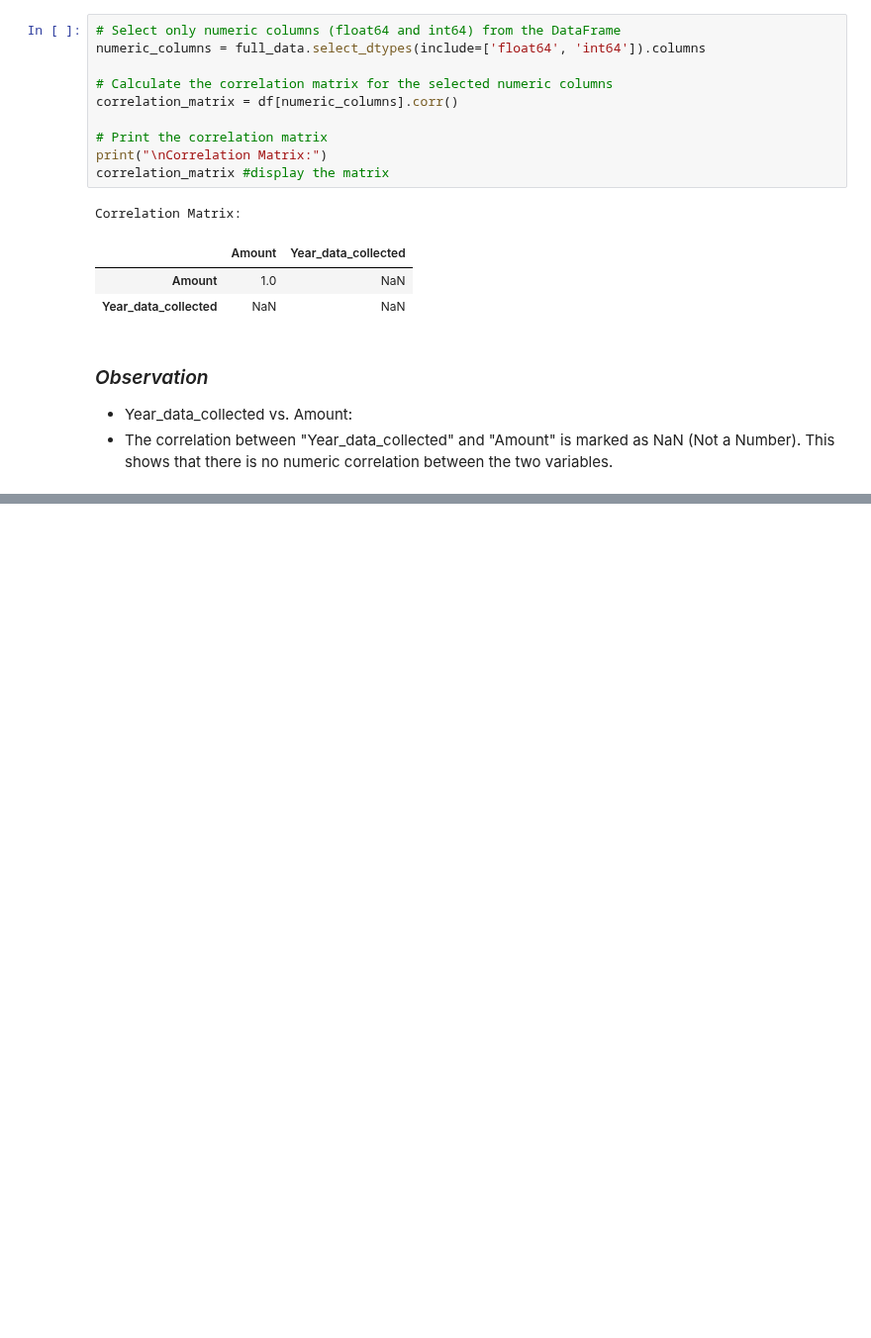
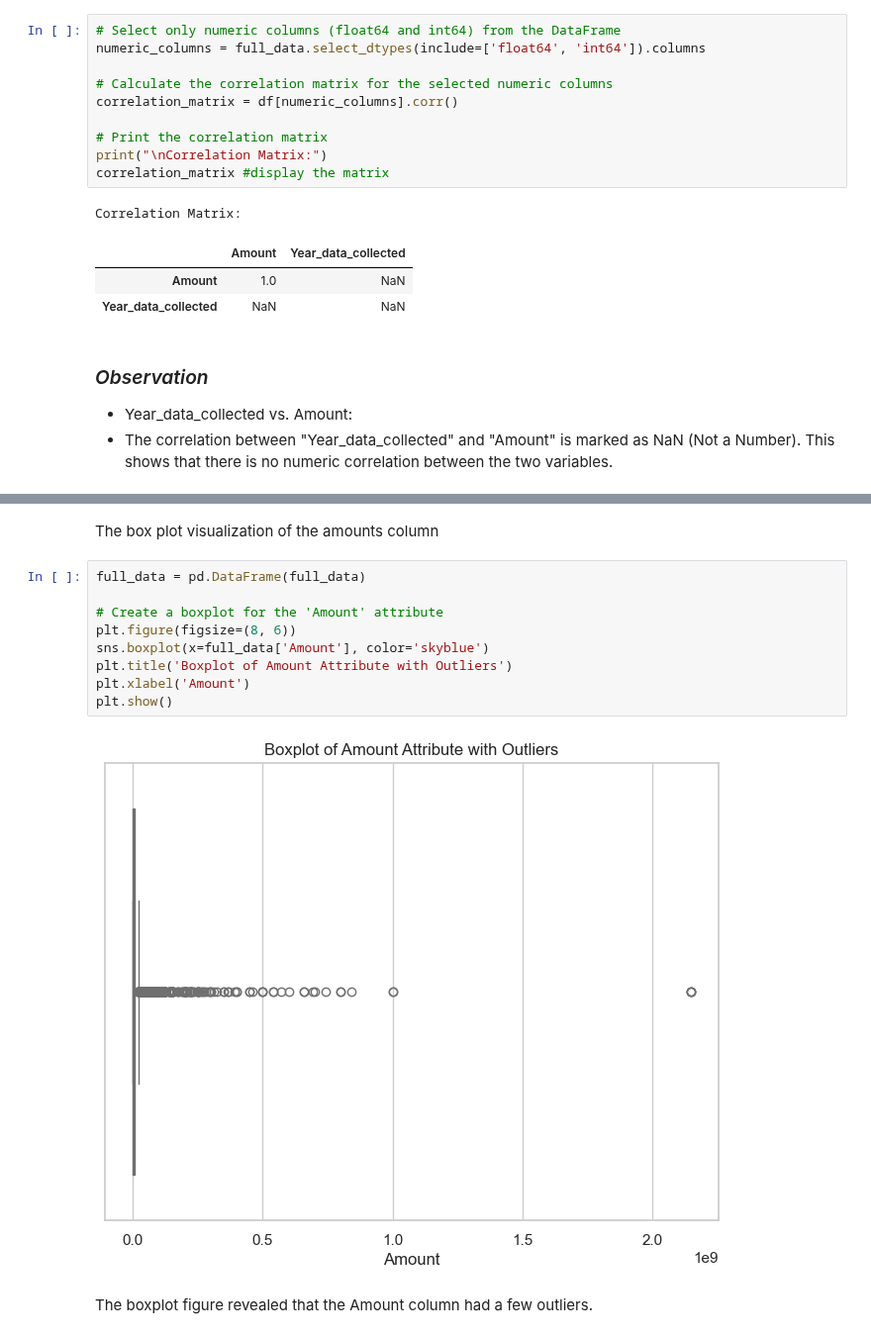
Before and after one commit to GeGe-K/Startup-Ecosystem, a Jupyter notebook: jupyter.ipynb, the cells around one changed output, grey strips where cells are left out. Shown at 99% size. Drawn from its saved outputs; the diff is of its cells as text; blank space fills up the shorter version.

```diff
--- a/jupyter.ipynb
+++ b/jupyter.ipynb
@@ -2121,0 +2175,15 @@ Correlation Matrix:
+# %% [markdown]
+The box plot visualization of the amounts column
+# %%
+full_data = pd.DataFrame(full_data)
+
+# Create a boxplot for the 'Amount' attribute
+plt.figure(figsize=(8, 6))
+sns.boxplot(x=full_data['Amount'], color='skyblue')
+plt.title('Boxplot of Amount Attribute with Outliers')
+plt.xlabel('Amount')
+plt.show()
+# %% [output]
+[figure, added]
+# %% [markdown]
+The boxplot figure revealed that the Amount column had a few outliers.
```
Also changed, not shown: parts of 6 cells of this notebook.
